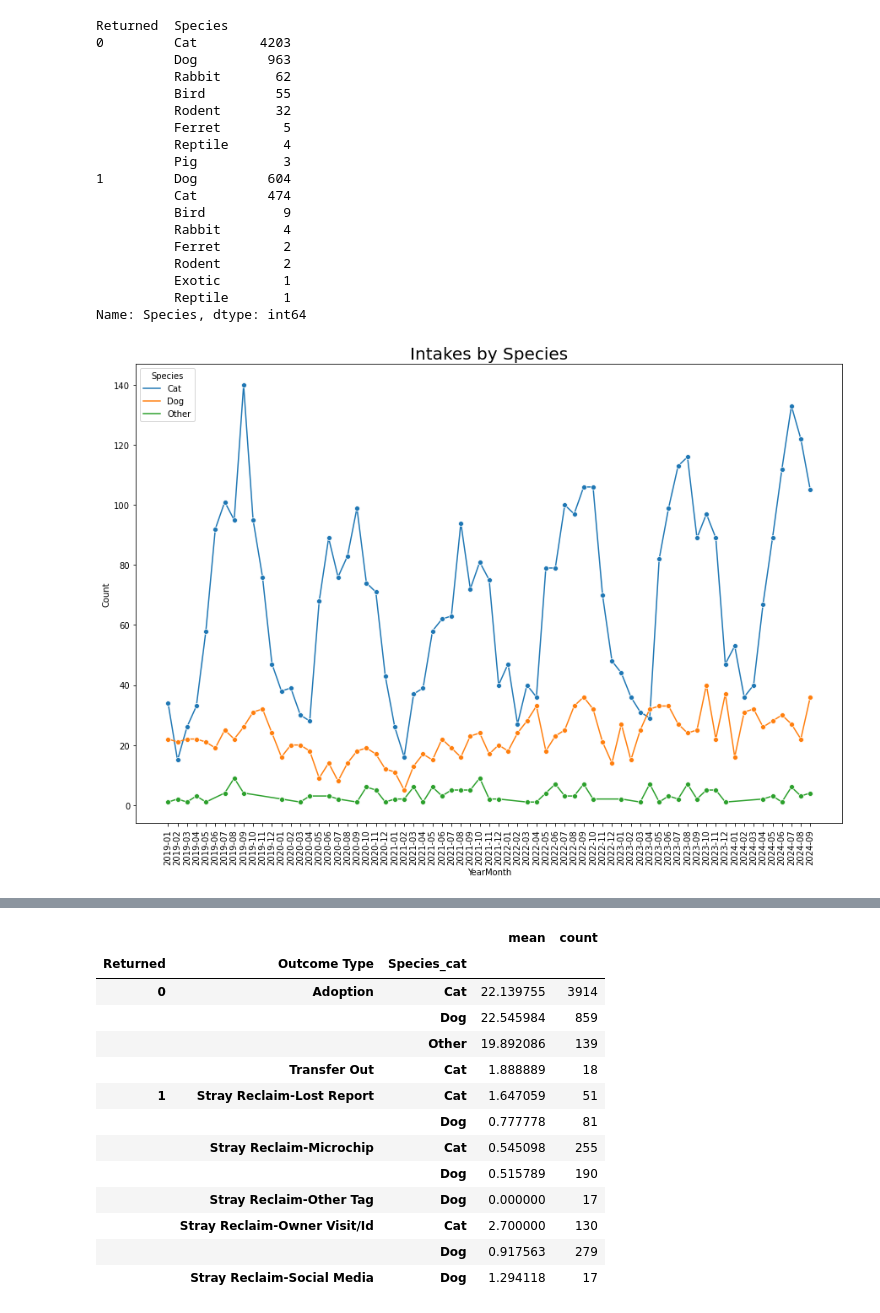
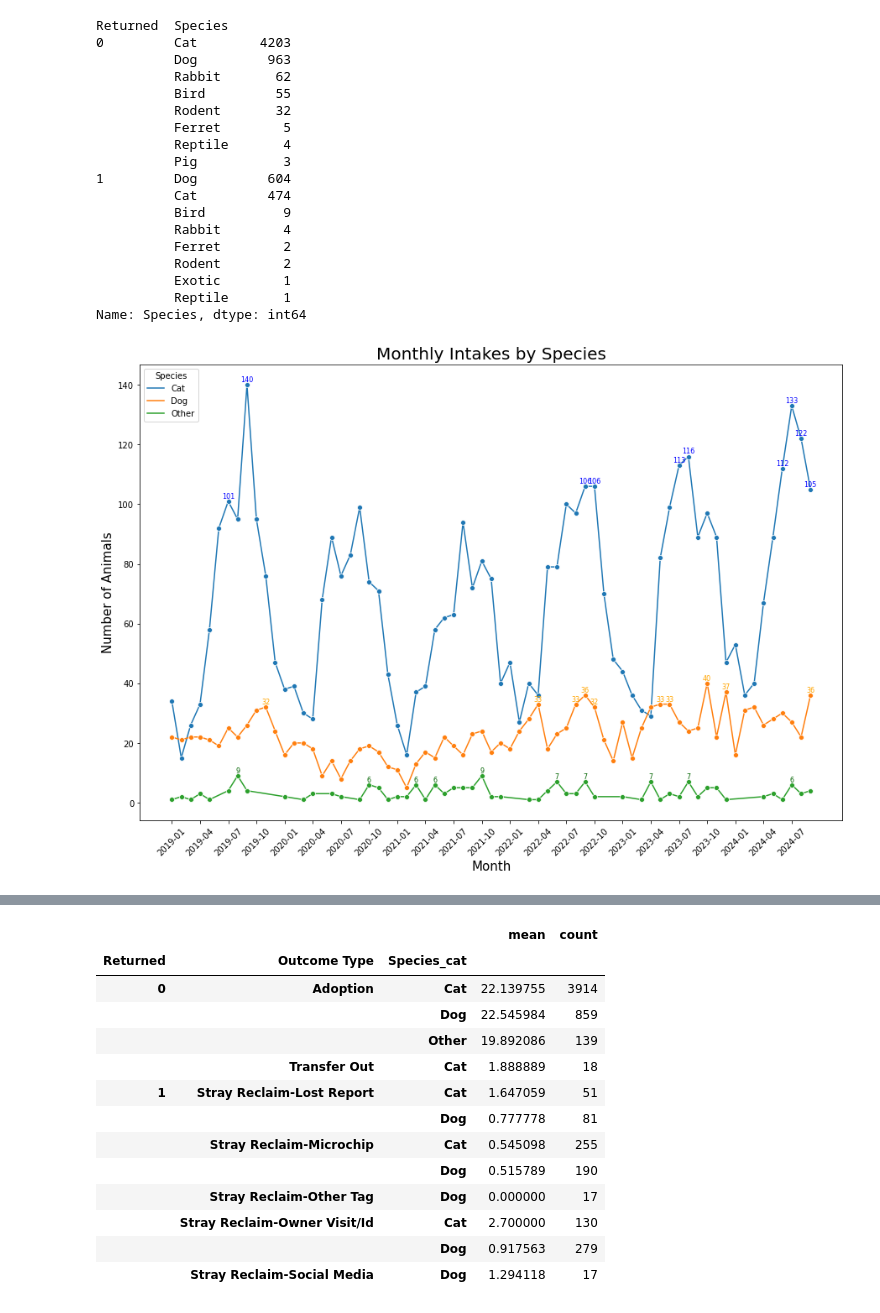
Before and after one commit to statcom-um/HSHV_pet_reunion, a Jupyter notebook: zapell/deduped_exploration.ipynb, the cells around one changed output, grey strips where cells are left out. Saved outputs shown, nothing was run; the diff lists cells and outputs as text; code cells hidden in the pictures.

```diff
--- a/zapell/deduped_exploration.ipynb
+++ b/zapell/deduped_exploration.ipynb
@@ -64,13 +64,42 @@ df['YearMonth'] = df['Intake Date'].dt.strftime('%Y-%m')
 df['Species_cat'] = np.where(df.Species.isin(['Cat','Dog']), df.Species, 'Other')
 monthly_counts_species = df.groupby(['Species_cat','YearMonth'])['Species'].count().sort_index().reset_index()
 monthly_counts_species.columns = ['Species','YearMonth', 'Count']
-# %%
-plt.figure(figsize=(15, 10))
-sns.lineplot(data=monthly_counts_species, x='YearMonth', y='Count',hue='Species', marker='o')
-plt.title("Intakes by Species", fontsize=20)
-plt.xticks(rotation=90);
-# %% [output]
-[figure, removed]
+# %%
+plt.figure(figsize=(15, 10))
+ax = sns.lineplot(data=monthly_counts_species, x='YearMonth', y='Count',hue='Species', marker='o')
+plt.title("Monthly Intakes by Species", fontsize=20)
+plt.ylabel("Number of Animals", fontsize=15)
+plt.xlabel("Month", fontsize=15)
+# Annotate top 10 points for each species
+for species in monthly_counts_species['Species'].unique():
+    # Filter data for the current species
+    species_data = monthly_counts_species[monthly_counts_species['Species'] == species]
+
+    # Sort by 'Count' and get the top 10 rows
+    top_10 = species_data.nlargest(10, 'Count')
+
+    # Annotate each of the top 10 points
+    colors = {'Cat':'blue', 'Dog':'orange', 'Other':'darkgreen'}
+    for _, row in top_10.iterrows():
+        ax.text(
+            x=row['YearMonth'],
+            y=row['Count'] + .5,
+            s=f"{row['Count']}",
+            ha='center',
+            va='bottom',
+            fontsize=8,
+            color=colors[species]
+        )
+
+plt.xticks(rotation=45)
+filtered_species = monthly_counts_species[monthly_counts_species['Species'] == 'Cat']
+every_3rd = filtered_species['YearMonth'].iloc[::3]
+#every_3rd = monthly_counts_species['YearMonth'].iloc[::3]
+ax.set_xticks(every_3rd)
+ax.set_xticklabels(every_3rd, rotation=45);
+plt.savefig("MonthlyIntake.png")
+# %% [output]
+[figure, added]
 # %%
 monthly_counts_returned_species = df.groupby(['Species_cat','Returned','YearMonth'])['Species'].count().sort_index().reset_index()
 monthly_counts_returned_species.columns = ['Species','Returned','YearMonth', 'Count']
```
Also changed, not shown: parts of 2 cells of this notebook, 2 other files.
